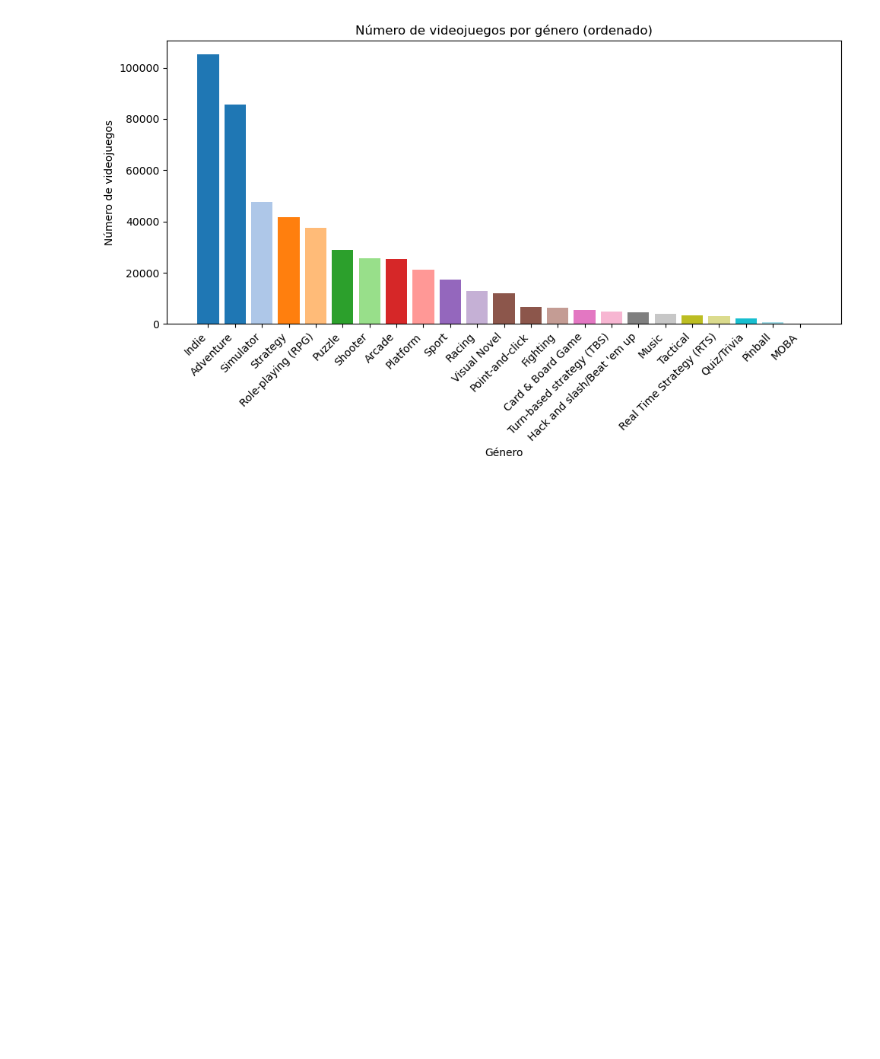
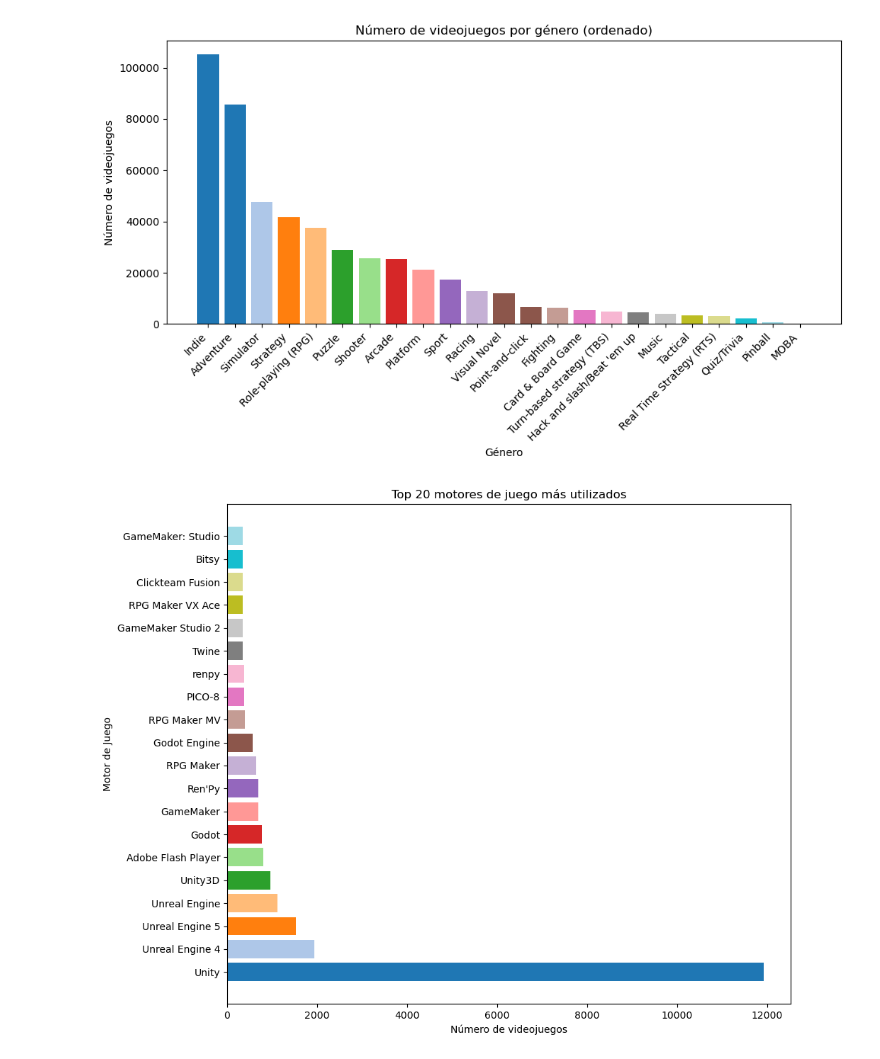
Before and after one commit to kiralot/Proyecto_Hackaboss_1, a Jupyter notebook: main.ipynb, the cells around one changed output. Saved outputs shown, nothing was run; the diff lists cells and outputs as text; code cells hidden in the pictures; blank space fills up the shorter version.

```diff
--- a/main.ipynb
+++ b/main.ipynb
@@ -67,11 +67,6 @@ def extractorIGDB():
 class IGDBData:
     def __init__(self, data_path):
         self.df = pd.read_json(data_path, lines=True)
-
-    def clean_data(self):
-        self.df = self.df.dropna(subset=['rating'])
-
-        return self
 # %%
 def numero_videojuegos_por_genero(data):
     all_genres = []
@@ -110,3 +103,39 @@ data=IGDBData("../../juegos_igdb_completo.json")
 numero_videojuegos_por_genero(data)
 # %% [output]
 [figure]
+# %%
+def numero_videojuegos_por_motor(data):
+    all_engines = []
+    for engines in data.df['game_engines']:
+        if not engines:
+            continue
+        if isinstance(engines, list):
+            for e in engines:
+                name = e.get("name")
+                if name:
+                    all_engines.append(name)
+
+    counts = Counter(all_engines)
+    labels, values = zip(*counts.items())
+
+    values = np.array(values)
+    labels = np.array(labels)
+
+    sorted_indices = np.argsort(values)[::-1]
+    values_sorted = values[sorted_indices]
+    labels_sorted = labels[sorted_indices]
+    values_sorted = values_sorted[:20]
+    labels_sorted = labels_sorted[:20]
+
+    colors = cm.tab20(np.linspace(0, 1, len(labels_sorted)))
+    plt.figure(figsize=(10, 8))
+    plt.barh(labels_sorted, values_sorted, color=colors)  #barh para barras horizontales
+    plt.xlabel('Número de videojuegos')
+    plt.ylabel('Motor de Juego')
+    plt.title('Top 20 motores de juego más utilizados')
+    plt.tight_layout()
+    plt.show()
+# %%
+numero_videojuegos_por_motor(data)
+# %% [output]
+[figure, added]
```
Also changed, not shown: parts of 3 cells of this notebook.
